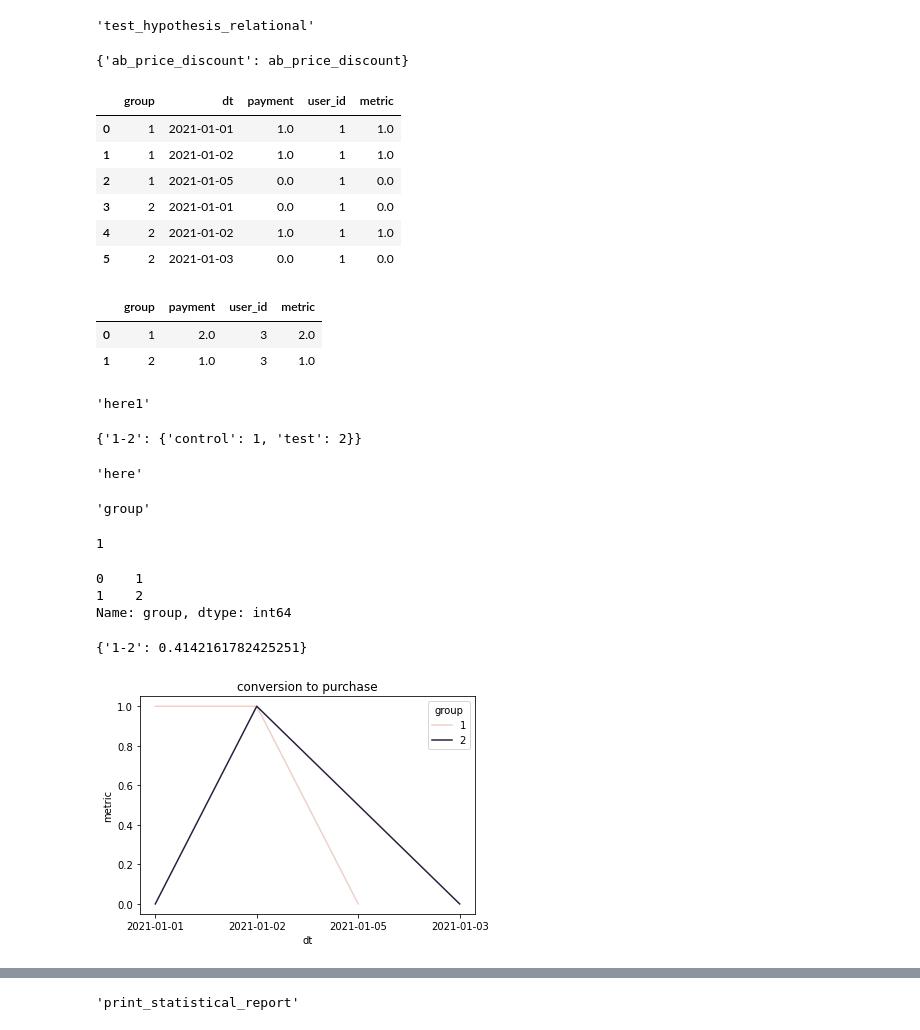
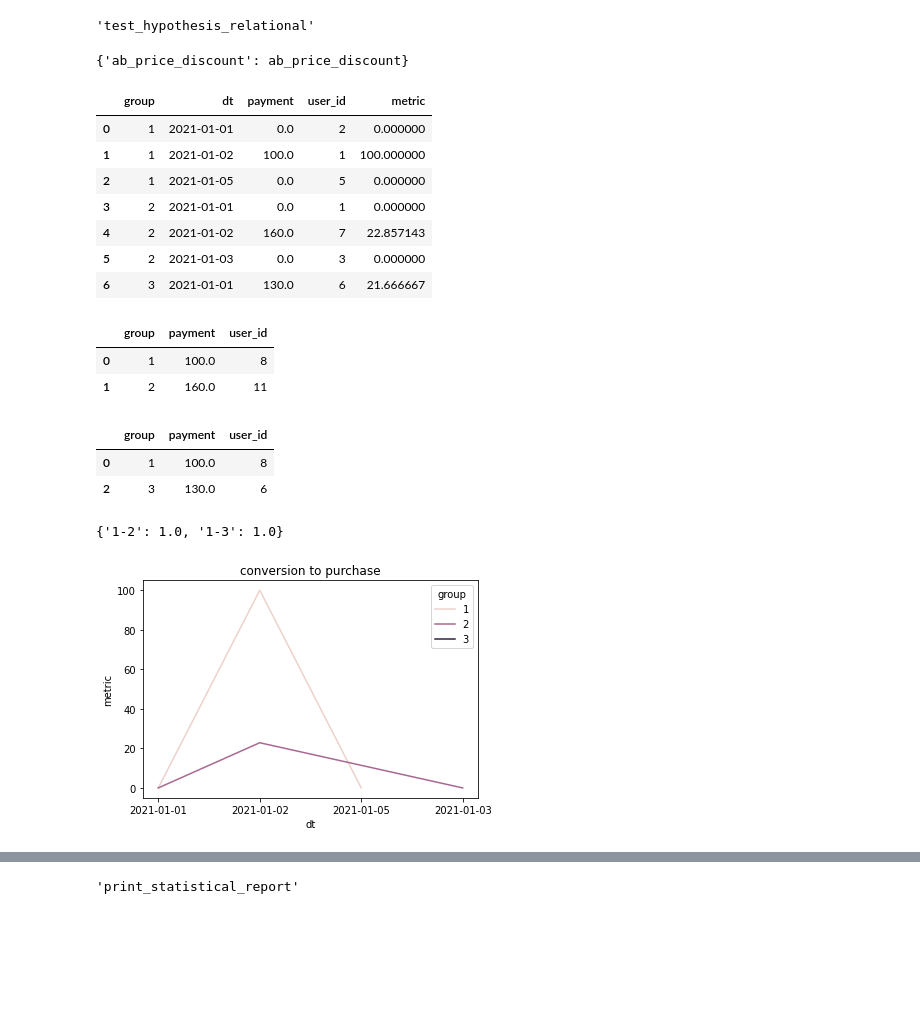
Before and after one commit to sqweptic/burnaby, a Jupyter notebook: src/example.ipynb, the cells around one changed output, grey strips where cells are left out. Saved outputs shown, nothing was run; the diff lists cells and outputs as text; code cells hidden in the pictures; blank space fills up the shorter version.

Commit message:
different work with the control group name, check for a data size to test, save or dont save a hipothesis

```diff
--- a/src/example.ipynb
+++ b/src/example.ipynb
@@ -73,35 +70,31 @@ validate_ab_test_data(EXPERIMENT_NAME)
 # %%
 test_hypothesis_relational(
     EXPERIMENT_NAME,
     nominator='payment',
     denominator='user_id',
     stat_test='chisquare', # ztest
     description='conversion to purchase',
-    uniq_id_rel=True
+    uniq_id_rel=False
 )
 # %% [output]
 'test_hypothesis_relational'
 {'ab_price_discount': ab_price_discount}
 |  | group | dt | payment | user_id | metric |
-| 0 | 1 | 2021-01-01 | 1.0 | 1 | 1.0 |
-| 1 | 1 | 2021-01-02 | 1.0 | 1 | 1.0 |
-| 2 | 1 | 2021-01-05 | 0.0 | 1 | 0.0 |
-| 3 | 2 | 2021-01-01 | 0.0 | 1 | 0.0 |
-| 4 | 2 | 2021-01-02 | 1.0 | 1 | 1.0 |
-| 5 | 2 | 2021-01-03 | 0.0 | 1 | 0.0 |
+| 0 | 1 | 2021-01-01 | 0.0 | 2 | 0.000000 |
+| 1 | 1 | 2021-01-02 | 100.0 | 1 | 100.000000 |
+| 2 | 1 | 2021-01-05 | 0.0 | 5 | 0.000000 |
+| 3 | 2 | 2021-01-01 | 0.0 | 1 | 0.000000 |
+| 4 | 2 | 2021-01-02 | 160.0 | 7 | 22.857143 |
+| 5 | 2 | 2021-01-03 | 0.0 | 3 | 0.000000 |
+| 6 | 3 | 2021-01-01 | 130.0 | 6 | 21.666667 |
-|  | group | payment | user_id | metric |
-| 0 | 1 | 2.0 | 3 | 2.0 |
-| 1 | 2 | 1.0 | 3 | 1.0 |
+|  | group | payment | user_id |
+| 0 | 1 | 100.0 | 8 |
+| 1 | 2 | 160.0 | 11 |
+|  | group | payment | user_id |
+| 0 | 1 | 100.0 | 8 |
+| 2 | 3 | 130.0 | 6 |
-'here1'
+{'1-2': 1.0, '1-3': 1.0}
-{'1-2': {'control': 1, 'test': 2}}
-'here'
-'group'
-1
-0    1
-1    2
-Name: group, dtype: int64
-{'1-2': 0.4142161782425251}
-[figure, old version]
+[figure, new version]
 # %%
 test_hypothesis_continuous(
     EXPERIMENT_NAME,
```
Also changed, not shown: parts of 7 cells of this notebook, 4 other files.
